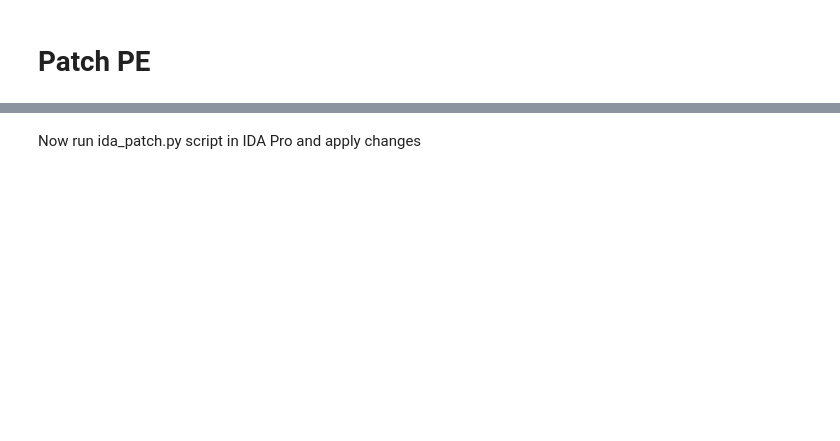
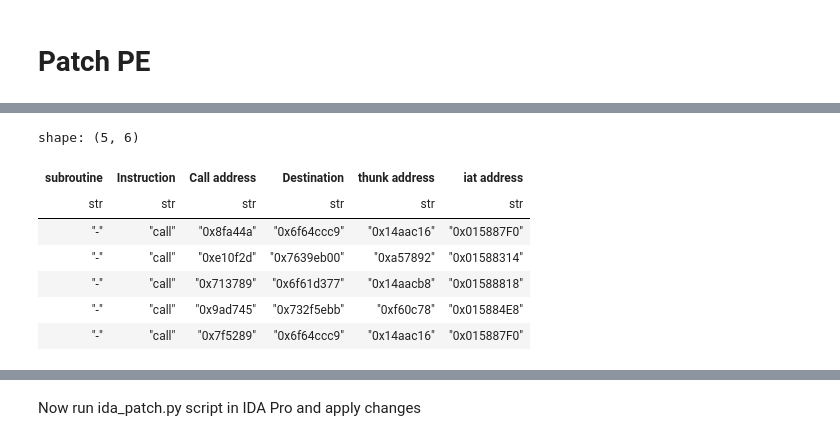
Before and after one commit to stndart/PatchingPE, a Jupyter notebook: notebooks/01-patch-v2.ipynb, the cells around one changed output, grey strips where cells are left out. Cells and saved outputs as stored; diff of their text form; code cells hidden in the pictures; blank space fills up the shorter version.

```diff
--- a/notebooks/01-patch-v2.ipynb
+++ b/notebooks/01-patch-v2.ipynb
@@ -404,7 +527,16 @@ Suspect calls are <90 e8 ? ? ? ?> and <e8 ? ? ? ? 90>, as well as analyzed calls
 # %%
-calls = pl.read_csv(byte_calls_p)
-calls_inst = pl.read_csv(inst_calls_p)
+calls = pl.read_csv(byte_calls_p).filter(pl.col("Instruction").is_in(["call", "call2", "jmp"]))
+
+# remove nop-jmps that are thunks:
+thunk_addrs = set(thunks["Call address"].to_list())
+calls = calls.filter(~pl.col("Call address").is_in(thunk_addrs))
+
+calls_inst = pl.read_csv(inst_calls_p).clear() # deprecated
 calls = calls.vstack(calls_inst).unique("Call address")
 calls = calls.drop("Resolved name")
-calls.shape
+calls = calls.with_columns(pl.col("Call address").str.slice(2).str.to_integer(base=16).alias("Int_addr"))
+calls = calls.filter(pl.col("Int_addr") < 0x01588000)  # this is where the old IAT begins
+
+print(calls.shape)
+calls.head(3)
 # %% [output]
@@ -411,0 +550,6 @@ calls.shape
+# %%
+# remove dupes (double patterns)
+addrs = set(calls['Int_addr'].to_list())
+calls = calls.filter(~(pl.col("Int_addr") - 1).is_in(addrs)).drop("Int_addr")
+
+print(calls.shape)
@@ -412,7 +558,8 @@ calls.shape
 # %%
-thunk_int_addr = thunks.select(pl.col("Call address").str.slice(2).str.to_integer(base=16))
-thunk_int_addr_1 = thunk_int_addr.select(pl.col("Call address") - 1)
-thunk_addrs = set(thunk_int_addr["Call address"].to_list() + thunk_int_addr_1["Call address"].to_list())
+# remove thunks from calls
+# thunk_int_addr = thunks.select(pl.col("Call address").str.slice(2).str.to_integer(base=16))
+# thunk_int_addr_1 = thunk_int_addr.select(pl.col("Call address") - 1)
+# thunk_addrs = set(thunk_int_addr["Call address"].to_list() + thunk_int_addr_1["Call address"].to_list())
 
-calls = calls.filter(~pl.col("Call address").str.slice(2).str.to_integer(base=16).is_in(thunk_addrs))
-calls.shape
+# calls = calls.filter(~pl.col("Call address").str.slice(2).str.to_integer(base=16).is_in(thunk_addrs))
+# calls.shape
@@ -427,5 +581,10 @@ calls.shape
 # %%
+# map with thunk addresses
 thunks_to_join = thunks.select(pl.col("Destination"), pl.col("Call address").alias("thunk address")).unique("Destination")
 calls = calls.join(thunks_to_join, on="Destination", how='left')
+
+iats_to_join = iat.select(pl.col("Address").alias("Destination"), pl.col("Calladdr").alias("iat address")).unique("Destination")
+calls = calls.join(iats_to_join, on="Destination", how='left')
+
 calls.shape
 # %% [output]
@@ -469,0 +642,11 @@ print(thunks_patch.shape)
+# %%
+calls.head(5)
+# %% [output]
+shape: (5, 6)
+| subroutine | Instruction | Call address | Destination | thunk address | iat address |
+| str | str | str | str | str | str |
+| "-" | "call" | "0x8fa44a" | "0x6f64ccc9" | "0x14aac16" | "0x015887F0" |
+| "-" | "call" | "0xe10f2d" | "0x7639eb00" | "0xa57892" | "0x01588314" |
+| "-" | "call" | "0x713789" | "0x6f61d377" | "0x14aacb8" | "0x01588818" |
+| "-" | "call" | "0x9ad745" | "0x732f5ebb" | "0xf60c78" | "0x015884E8" |
+| "-" | "call" | "0x7f5289" | "0x6f64ccc9" | "0x14aac16" | "0x015887F0" |
```
Also changed, not shown: parts of 36 cells of this notebook, 9 other files.
